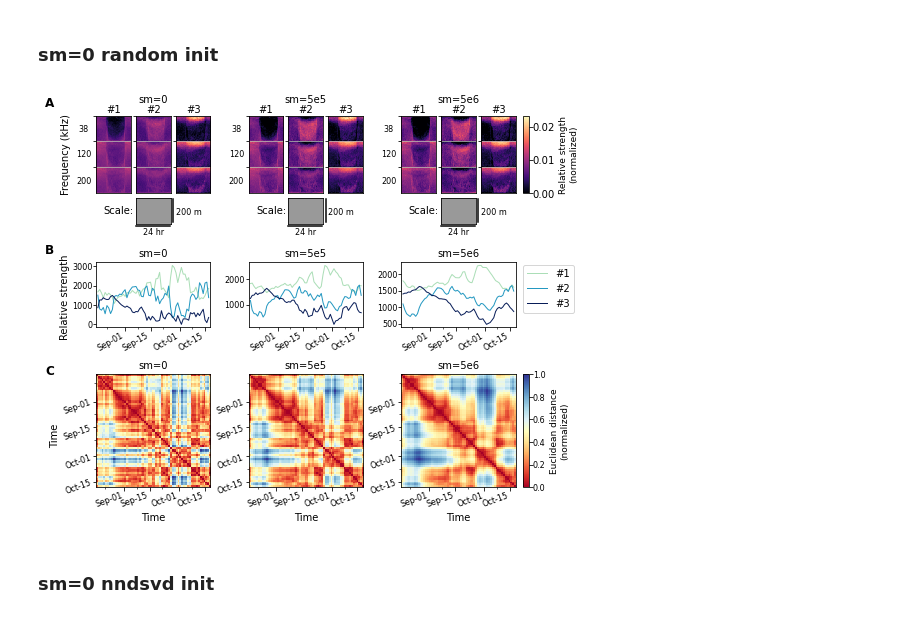
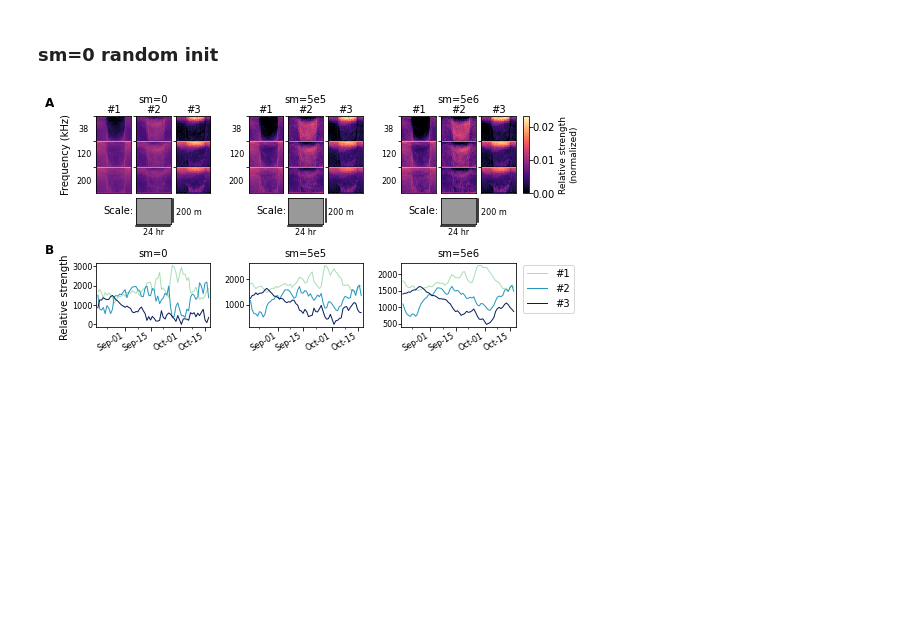
Before and after one commit to leewujung/ooi-echo-matrix-decomposition, a Jupyter notebook: notebooks/fig_si_sm_effects.ipynb, the cells around one changed output. Saved outputs shown, nothing was run; the diff lists cells and outputs as text; code cells hidden in the pictures; blank space fills up the shorter version.

Commit message:
remove distance matrix from fig_si_sm_effects

```diff
--- a/notebooks/fig_si_sm_effects.ipynb
+++ b/notebooks/fig_si_sm_effects.ipynb
@@ -496,9 +496,8 @@ def set_ax_ticks(ax):
     ax.grid()
 # %%
 def adjust_axis_sizes():
-    for axx_pat, axx_act, axx_dist in zip([ax_pattern_sm0, ax_pattern_sm5e5, ax_pattern_sm5e6],
-                                          [ax_activation_sm0, ax_activation_sm5e5, ax_activation_sm5e6],
-                                          [ax_distance_sm0, ax_distance_sm5e5, ax_distance_sm5e6]):
+    for axx_pat, axx_act in zip([ax_pattern_sm0, ax_pattern_sm5e5, ax_pattern_sm5e6],
+                                [ax_activation_sm0, ax_activation_sm5e5, ax_activation_sm5e6]):
         pos_pat_L = axx_pat[0].get_position()    # pattern L axis
         pos_pat_R = axx_pat[-1].get_position()   # pattern R axis
         pos_act = axx_act.get_position()      # activation axis
@@ -506,12 +505,6 @@ def adjust_axis_sizes():
                               pos_act.y0,     # bottom
                               pos_pat_R.x0+pos_pat_R.width-pos_pat_L.x0,  # width
                               pos_act.height])  # height
-        pos_act = axx_act.get_position()        # new activation axis
-        pos_dist = axx_dist.get_position()    # distance mtx axis
-        axx_dist.set_position([pos_act.x0,      # left
-                               pos_dist.y0,     # bottom
-                               pos_act.width,   # width
-                               pos_act.width+0.036])  # height
 # %%
 # Set custom color cycle
 cmap = plt.cm.get_cmap('YlGnBu')
@@ -544,7 +537,6 @@ gs_top_L = fig.add_gridspec(1,3, bottom=0.82, top=1.0, left=0.05,  right=0.275,
 gs_top_M = fig.add_gridspec(1,3, bottom=0.82, top=1.0, left=0.35,  right=0.575, wspace=0.15)
 gs_top_R = fig.add_gridspec(1,3, bottom=0.82, top=1.0, left=0.65,  right=0.875, wspace=0.15)
 gs_mid = fig.add_gridspec(1,3, bottom=0.51, top=0.66, left=0.05,  right=0.875)#, wspace=0.15)
-gs_bot = fig.add_gridspec(1,3, bottom=0.14, top=0.54, left=0.05,  right=1)#, wspace=0.15)
 
 # Daily echogram patterns
 ax_pattern_sm0, im = plot_pattern_sm(gs_top_L, W_divW_0_reshaped, vlim=[W_vmin, W_vmax])
@@ -578,56 +570,31 @@ ax_activation_sm5e6.legend(['#1', '#2', '#3'], fontsize=tick_ls,
 # Add activation panel label
 fig.text(x=-0.05,y=0.68,s='B', transform=fig.transFigure,
          fontsize=panel_ls, fontweight='bold')
 fig.text(x=-0.012, y=0.58, s='Relative strength', transform=fig.transFigure,
          fontsize=title_ls, rotation=90, ha='center', va='center')
 
-# Distance matrix
-ax_distance_sm0 = fig.add_subplot(gs_bot[0])
-plot_distance_mtx_on_ax(ax_distance_sm0, D_tsNMF_0, colormap='RdYlBu')
-ax_distance_sm5e5 = fig.add_subplot(gs_bot[1])
-plot_distance_mtx_on_ax(ax_distance_sm5e5, D_tsNMF_5e5, colormap='RdYlBu')
-ax_distance_sm5e6 = fig.add_subplot(gs_bot[2])
-im = plot_distance_mtx_on_ax(ax_distance_sm5e6, D_tsNMF_5e6, colormap='RdYlBu')
-for axx, tstr in zip([ax_distance_sm0, ax_distance_sm5e5, ax_distance_sm5e6],
-                     ['sm=0', 'sm=5e5', 'sm=5e6']):
-    axx.set_title(tstr, fontsize=title_ls)
-
-# Add distance matrix panel label
-fig.text(x=-0.05,y=0.4,s='C', transform=fig.transFigure,
-         fontsize=panel_ls, fontweight='bold')
-fig.text(x=-0.03, y=0.26, s='Time', transform=fig.transFigure,
-         fontsize=title_ls, rotation=90, ha='center', va='center')
-
 # Adjust axis sizes
 adjust_axis_sizes()
-
-# Plot distance matrix colorbar
-pos_ref = ax_pattern_sm5e6[-1].get_position()
-pos_curr = ax_distance_sm5e6.get_position()
-pos = [pos_ref.x0+pos_ref.width+0.015, pos_curr.y0, 0.012, pos_curr.height]
-plot_distance_mtx_colorbar(im, pos)
 
 # Add example axis for daily echogram patterns
 gs_top_L = fig.add_gridspec(1,3, bottom=0.82, top=1.0, left=0.05,  right=0.275, wspace=0.15)
 gs_top_M = fig.add_gridspec(1,3, bottom=0.82, top=1.0, left=0.35,  right=0.575, wspace=0.15)
 gs_top_R = fig.add_gridspec(1,3, bottom=0.82, top=1.0, left=0.65,  right=0.875, wspace=0.15)
 
 for L,R,ax_ref in zip([0.05,  0.35,  0.65],
                       [0.275, 0.575, 0.875],
                       [ax_pattern_sm0, ax_pattern_sm5e5, ax_pattern_sm5e6]):
     gs_ex = fig.add_gridspec(1,3, bottom=0.75, top=0.85, left=L, right=R)
     ax_ex = fig.add_subplot(gs_ex[1])
     pos_ex = ax_ex.get_position()
     pos_pat_M = ax_ref[1].get_position()   # echogram ref axis
     ax_ex.set_position([pos_pat_M.x0, pos_ex.y0, pos_pat_M.width, pos_pat_M.height/3])
     plot_daily_echogram_pattern_scale(ax_ex)
 
 # Save figure
 fig.savefig(os.path.join('../figs', 'fig_si_sm_effects.png'),
             dpi=150, bbox_inches = 'tight', pad_inches = 0.05)
 
 plt.show()
 # %% [output]
-[figure, old version]
+[figure, new version]
-# %% [markdown]
-### sm=0 nndsvd init
```
Also changed, not shown: parts of 1 cell of this notebook, 1 other file.
